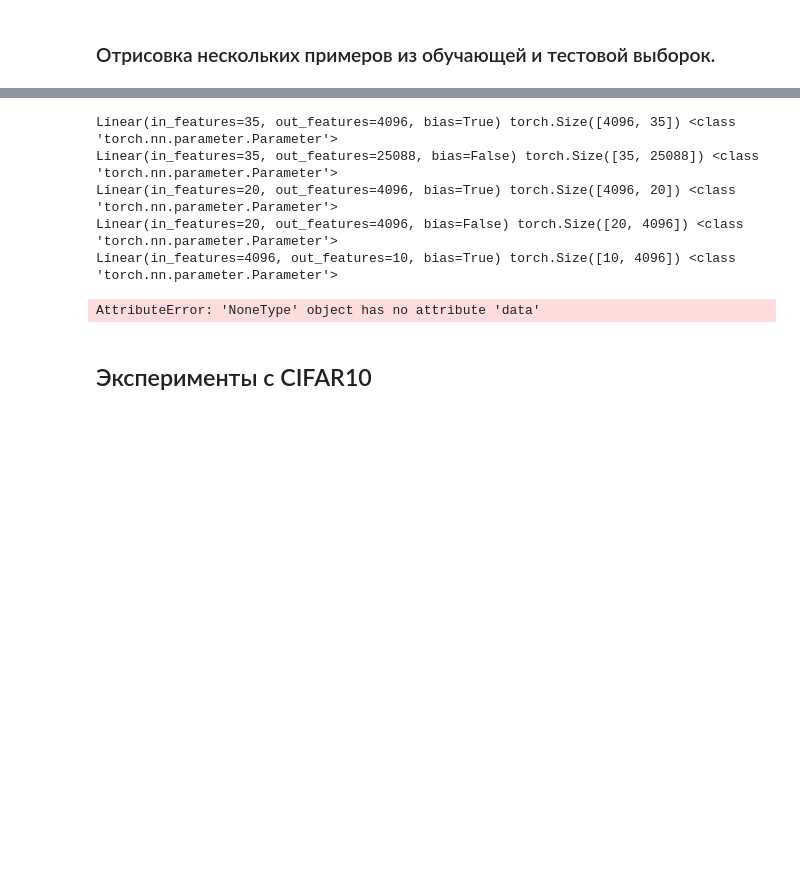
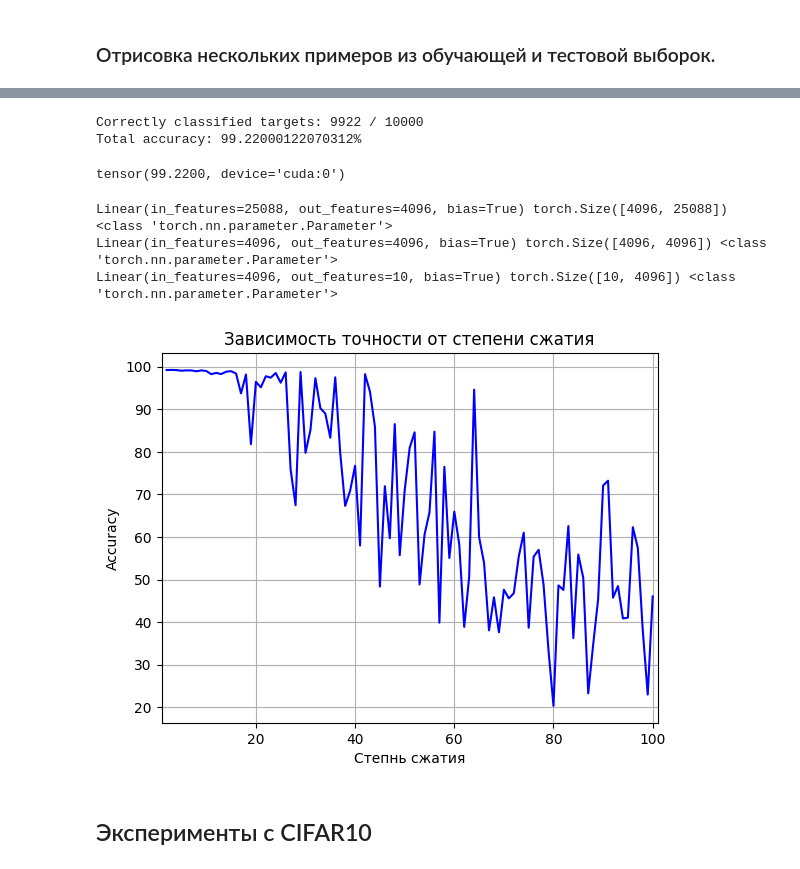
Before and after one commit to VasilyMozgovykh/nn_linear_compression, a Jupyter notebook: cur-experiments.ipynb, the cells around one changed output, grey strips where cells are left out. Cells and saved outputs as stored; diff of their text form; code cells hidden in the pictures; blank space fills up the shorter version.

```diff
--- a/cur-experiments.ipynb
+++ b/cur-experiments.ipynb
@@ -140,7 +128,7 @@ def get_compressed_classifier(compression, linear_num, linear_modules):
 # %% [markdown]
 ### Оценка качества сжатой сети
 # %%
-def evaluate(model, start = 2, end = 100, step = 1):
+def evaluate(model, dataloader, start = 2, end = 100, step = 1):
     compression_params = torch.linspace(start=start, end=end, steps=(end - start)//step + 1)
     test_results = []
     parameters_num = []
@@ -150,7 +138,7 @@ def evaluate(model, start = 2, end = 100, step = 1):
         model.classifier = get_compressed_classifier(compression, linear_num, linear_modules)
         parameters = count_parameters(vgg11.classifier)
         parameters_num.append(parameters)
-        test_results.append(test_model(vgg11, test_dataloader, DEVICE, False).cpu().item())
+        test_results.append(test_model(vgg11, dataloader, DEVICE, False).cpu().item())
     return compression_params, test_results, parameters_num
 # %% [markdown]
 ### Отрисовка зависимости
@@ -212,14 +196,19 @@ Total accuracy: 99.5199966430664%
+# %%
+test_model(vgg11, test_dataloader, device=DEVICE)
+# %% [output]
+Correctly classified targets: 9922 / 10000
+Total accuracy: 99.22000122070312%
+tensor(99.2200, device='cuda:0')
 # %%
-compression_params, rest_results, parameters_num = evaluate(vgg11)
+compression_params, test_accuracy, parameters_num = evaluate(vgg11, test_dataloader)
 # %% [output]
-Linear(in_features=35, out_features=4096, bias=True) torch.Size([4096, 35]) <class 'torch.nn.parameter.Parameter'>
-Linear(in_features=35, out_features=25088, bias=False) torch.Size([35, 25088]) <class 'torch.nn.parameter.Parameter'>
-Linear(in_features=20, out_features=4096, bias=True) torch.Size([4096, 20]) <class 'torch.nn.parameter.Parameter'>
-Linear(in_features=20, out_features=4096, bias=False) torch.Size([20, 4096]) <class 'torch.nn.parameter.Parameter'>
+Linear(in_features=25088, out_features=4096, bias=True) torch.Size([4096, 25088]) <class 'torch.nn.parameter.Parameter'>
+Linear(in_features=4096, out_features=4096, bias=True) torch.Size([4096, 4096]) <class 'torch.nn.parameter.Parameter'>
 Linear(in_features=4096, out_features=10, bias=True) torch.Size([10, 4096]) <class 'torch.nn.parameter.Parameter'>
-AttributeError: 'NoneType' object has no attribute 'data'
 # %%
-draw(compression_params, rest_results)
+draw(compression_params, test_accuracy)
+# %% [output]
+[figure, added]
 # %%
 save(compression_params, test_accuracy, parameters_num, 'comp_acc_cur_mnist.csv')
 # %% [markdown]
```
Also changed, not shown: parts of 15 cells of this notebook.
